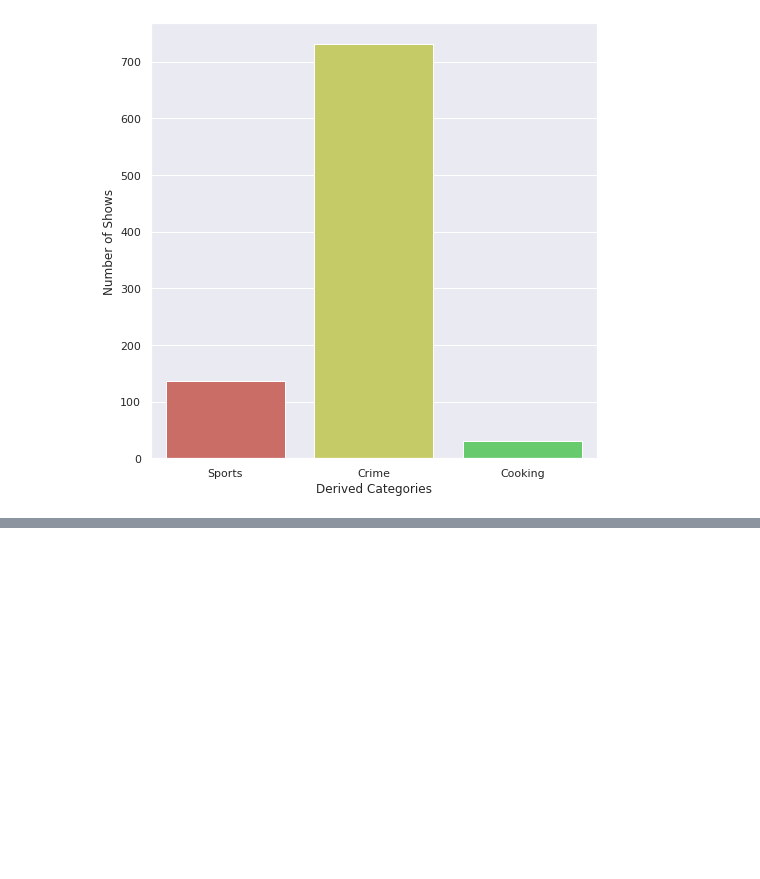
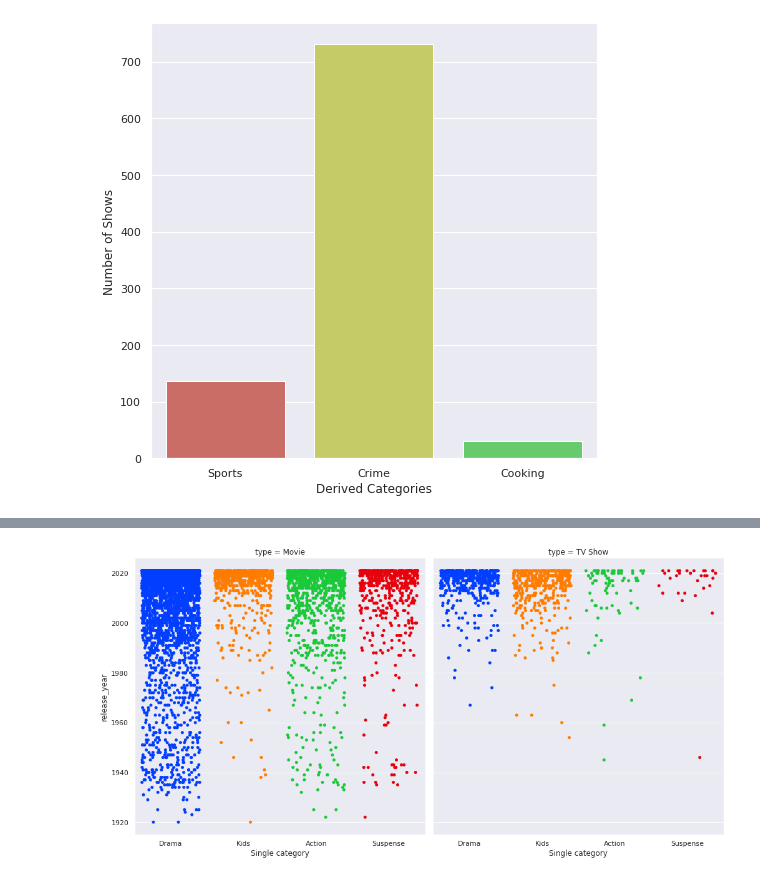
Before and after one commit to Ujwal-B/data_science_practice, a Jupyter notebook: amazonprimedataset-eda.ipynb, the cells around one changed output, grey strips where cells are left out. Drawn from its saved outputs; the diff is of its cells as text; code cells hidden in the pictures; blank space fills up the shorter version.

```diff
--- a/amazonprimedataset-eda.ipynb
+++ b/amazonprimedataset-eda.ipynb
@@ -277,0 +480,8 @@ ax = sns.barplot(x=sbdf['Derived Categories'], y=sbdf['Number of Shows'])
+# %%
+sns.set(rc = {'figure.figsize':(12,12)})
+custom_palette = sns.color_palette("bright")
+sns.set_palette(custom_palette)
+ax = sns.catplot(kind='strip', data=cadf, x='Single category', y='release_year', col='type', height=7, jitter=.4)
+# cadf['type'].isna().value_counts()
+# %% [output]
+[figure, added]
```
Also changed, not shown: parts of 23 cells of this notebook.
